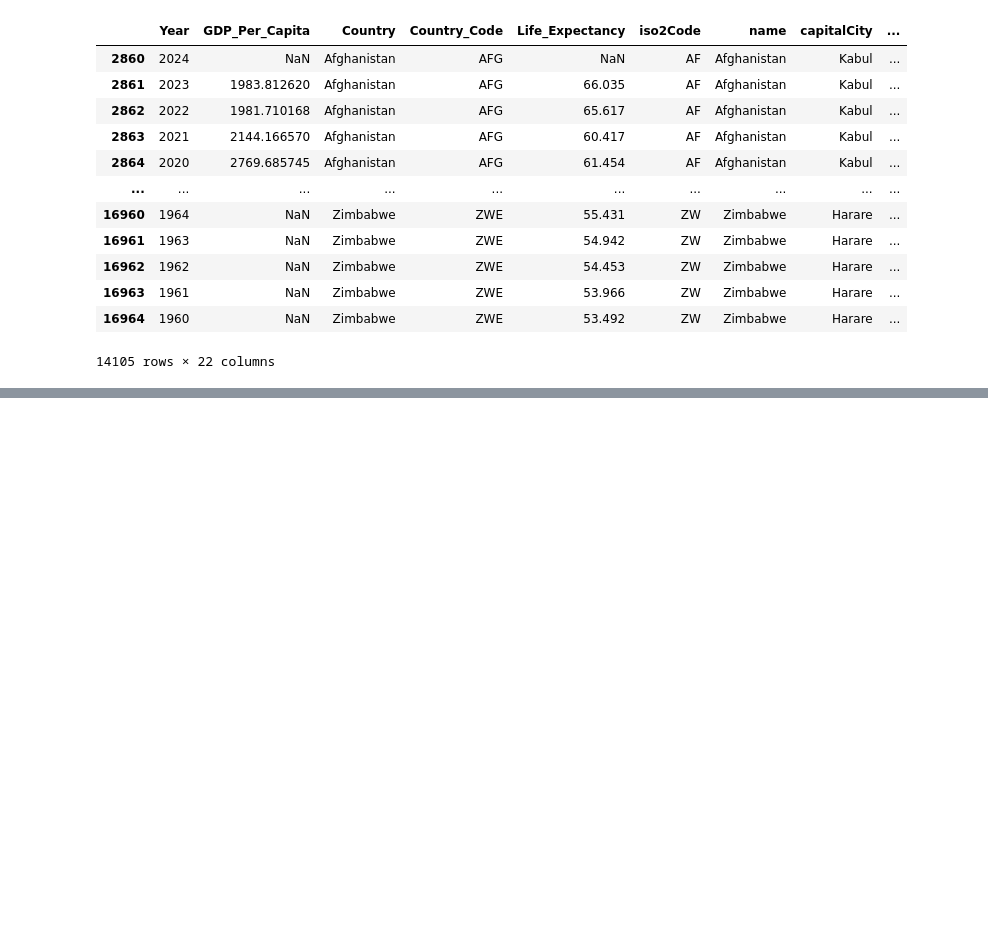
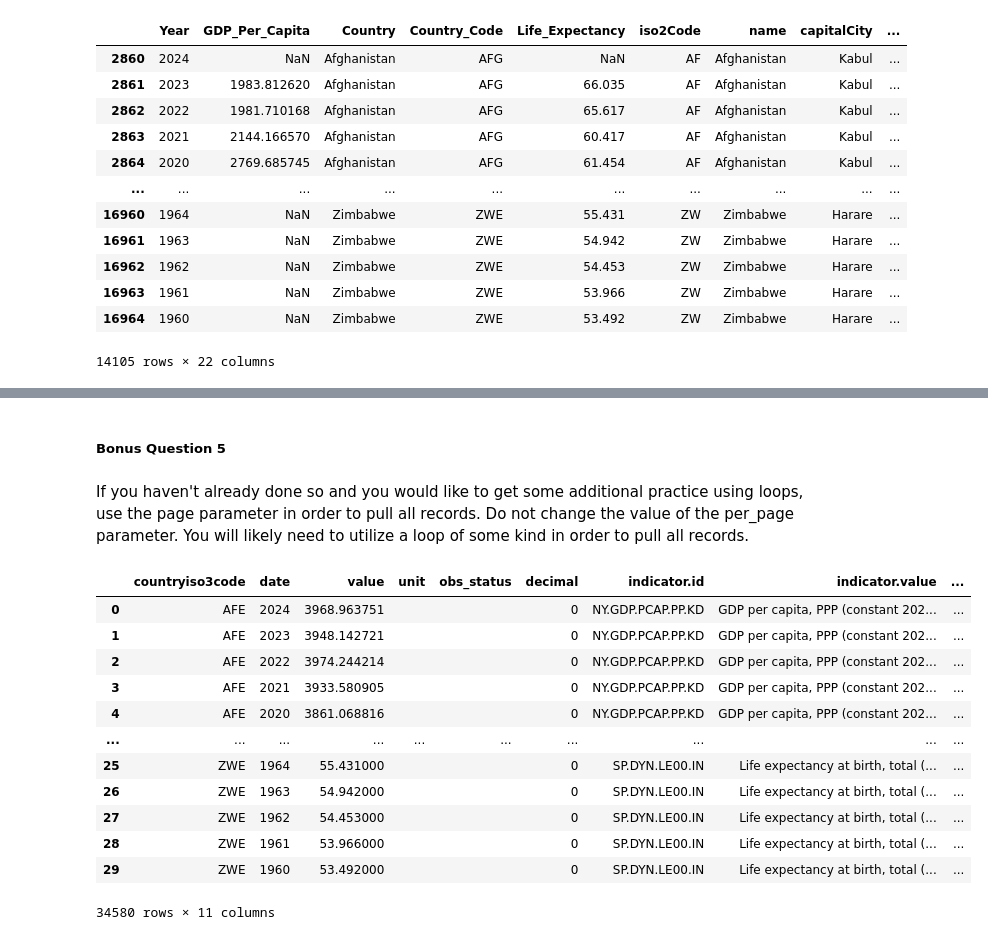
Before and after one commit to nss-data-science-cohort-9/apis-exercise-aezell314, a Jupyter notebook: notebooks/UNData API Exercise.ipynb, the cells around one changed output, grey strips where cells are left out. Drawn from its saved outputs; the diff is of its cells as text; code cells hidden in the pictures; blank space fills up the shorter version.

Commit message:
Working through bonus problems

```diff
--- a/notebooks/UNData API Exercise.ipynb
+++ b/notebooks/UNData API Exercise.ipynb
@@ -137,0 +242,44 @@ gdp_le_df
+# %% [markdown]
+##### Bonus Question 5
+# %% [markdown]
+If you haven't already done so and you would like to get some additional practice using loops, use the page parameter in order to pull all records. Do not change the value of the per_page parameter. You will likely need to utilize a loop of some kind in order to pull all records.
+# %%
+# Set an initial endpoint to see how many pages are returned from our query
+endpoint_initial='https://api.worldbank.org/v2/country/all/indicator/NY.GDP.PCAP.PP.KD;SP.DYN.LE00.IN?source=2&format=json'
+response = requests.get(endpoint_initial)
+total_pages=response.json()[0]['pages']
+# %%
+# Initialize an empty list to store our results
+full_results=[]
+
+# Loop through pages to ensure we retrieve all available rows
+for i in range(1,total_pages+1):
+    endpoint_page=f'{endpoint_initial}&page={i}'
+    response = requests.get(endpoint_page)
+    # Add the results from the current page to the full_results list
+    full_results.append(response.json()[1])
+# %%
+# Convert the list of results to a DataFrame
+
+# Start by loading just the first page into a DataFrame
+full_results_df=pd.json_normalize(full_results[0])
+
+# Then, iterate over the remaining pages and append each one to the DataFrame
+for i in range(1,len(full_results)):
+    full_results_df=pd.concat([full_results_df, pd.json_normalize(full_results[i])])
+
+full_results_df
+# %% [output]
+|  | countryiso3code | date | value | unit | obs_status | decimal | indicator.id | indicator.value | ... |
+| 0 | AFE | 2024 | 3968.963751 |  |  | 0 | NY.GDP.PCAP.PP.KD | GDP per capita, PPP (constant 202... | ... |
+| 1 | AFE | 2023 | 3948.142721 |  |  | 0 | NY.GDP.PCAP.PP.KD | GDP per capita, PPP (constant 202... | ... |
+| 2 | AFE | 2022 | 3974.244214 |  |  | 0 | NY.GDP.PCAP.PP.KD | GDP per capita, PPP (constant 202... | ... |
+| 3 | AFE | 2021 | 3933.580905 |  |  | 0 | NY.GDP.PCAP.PP.KD | GDP per capita, PPP (constant 202... | ... |
+| 4 | AFE | 2020 | 3861.068816 |  |  | 0 | NY.GDP.PCAP.PP.KD | GDP per capita, PPP (constant 202... | ... |
+| ... | ... | ... | ... | ... | ... | ... | ... | ... | ... |
+| 25 | ZWE | 1964 | 55.431000 |  |  | 0 | SP.DYN.LE00.IN | Life expectancy at birth, total (... | ... |
+| 26 | ZWE | 1963 | 54.942000 |  |  | 0 | SP.DYN.LE00.IN | Life expectancy at birth, total (... | ... |
+| 27 | ZWE | 1962 | 54.453000 |  |  | 0 | SP.DYN.LE00.IN | Life expectancy at birth, total (... | ... |
+| 28 | ZWE | 1961 | 53.966000 |  |  | 0 | SP.DYN.LE00.IN | Life expectancy at birth, total (... | ... |
+| 29 | ZWE | 1960 | 53.492000 |  |  | 0 | SP.DYN.LE00.IN | Life expectancy at birth, total (... | ... |
+34580 rows × 11 columns
```
Also changed, not shown: parts of 15 cells of this notebook.
